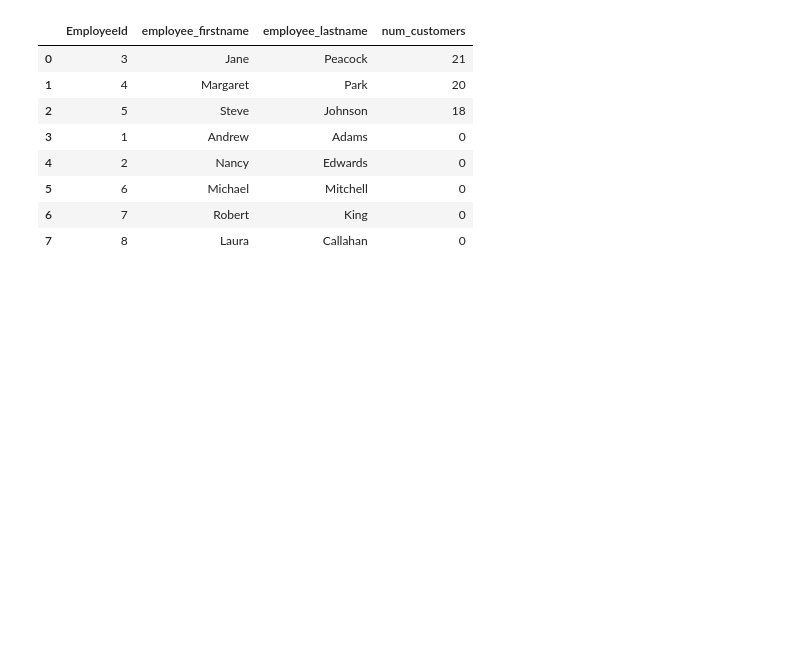
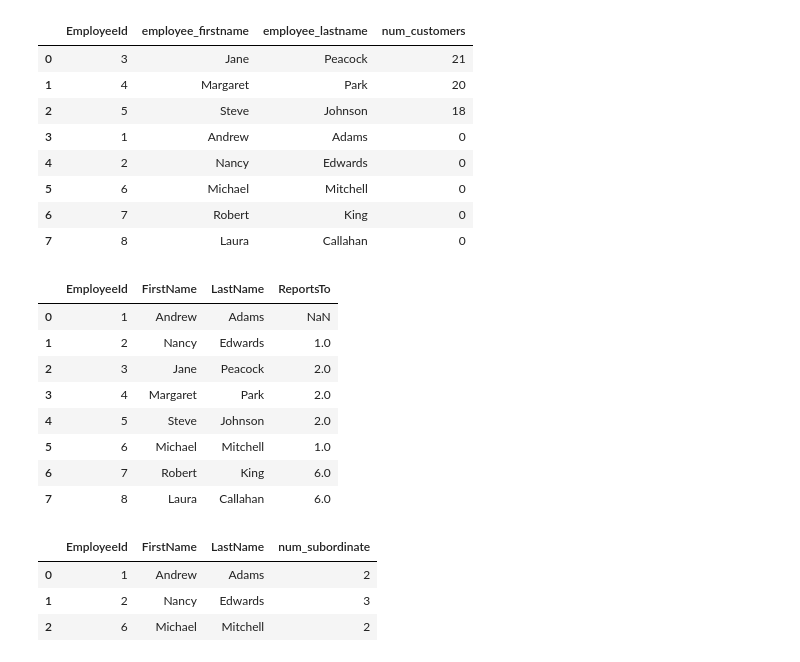
Before and after one commit to hangjianli/2019-fa-stats131, a Jupyter notebook: Disc9.ipynb, the cells around one changed output. Cells and saved outputs as stored; diff of their text form; code cells hidden in the pictures; blank space fills up the shorter version.

Commit message:
updated last discussion

```diff
--- a/Disc9.ipynb
+++ b/Disc9.ipynb
@@ -502,3 +313,46 @@ pd.read_sql_query(command, con)
 | 5 | 6 | Michael | Mitchell | 0 |
 | 6 | 7 | Robert | King | 0 |
 | 7 | 8 | Laura | Callahan | 0 |
+# %%
+# calculate the total number of customers each employee has.
+command = """
+SELECT
+ employeeid, firstname, lastname, reportsto
+FROM
+ Employee em
+"""
+pd.read_sql_query(command, con)
+# %% [output]
+|  | EmployeeId | FirstName | LastName | ReportsTo |
+| 0 | 1 | Andrew | Adams | NaN |
+| 1 | 2 | Nancy | Edwards | 1.0 |
+| 2 | 3 | Jane | Peacock | 2.0 |
+| 3 | 4 | Margaret | Park | 2.0 |
+| 4 | 5 | Steve | Johnson | 2.0 |
+| 5 | 6 | Michael | Mitchell | 1.0 |
+| 6 | 7 | Robert | King | 6.0 |
+| 7 | 8 | Laura | Callahan | 6.0 |
+# %%
+# calculate the total number of customers each employee has.
+command = """
+SELECT
+ em2.employeeid,
+ em2.firstname,
+ em2.lastname,
+ COUNT(em1.reportsto) num_subordinate
+FROM
+ Employee em1
+LEFT JOIN
+ employee em2
+ON em1.reportsto = em2.employeeid
+GROUP BY
+ em1.reportsto
+HAVING
+ em1.reportsto IS NOT NULL
+"""
+pd.read_sql_query(command, con)
+# %% [output]
+|  | EmployeeId | FirstName | LastName | num_subordinate |
+| 0 | 1 | Andrew | Adams | 2 |
+| 1 | 2 | Nancy | Edwards | 3 |
+| 2 | 6 | Michael | Mitchell | 2 |
```
Also changed, not shown: parts of 22 cells of this notebook.
